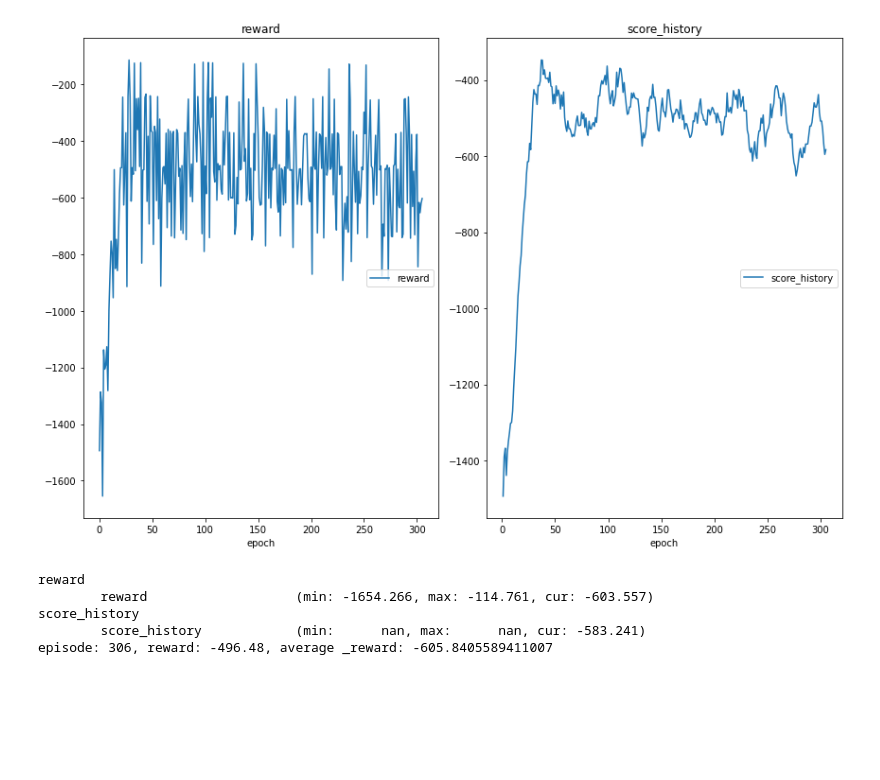
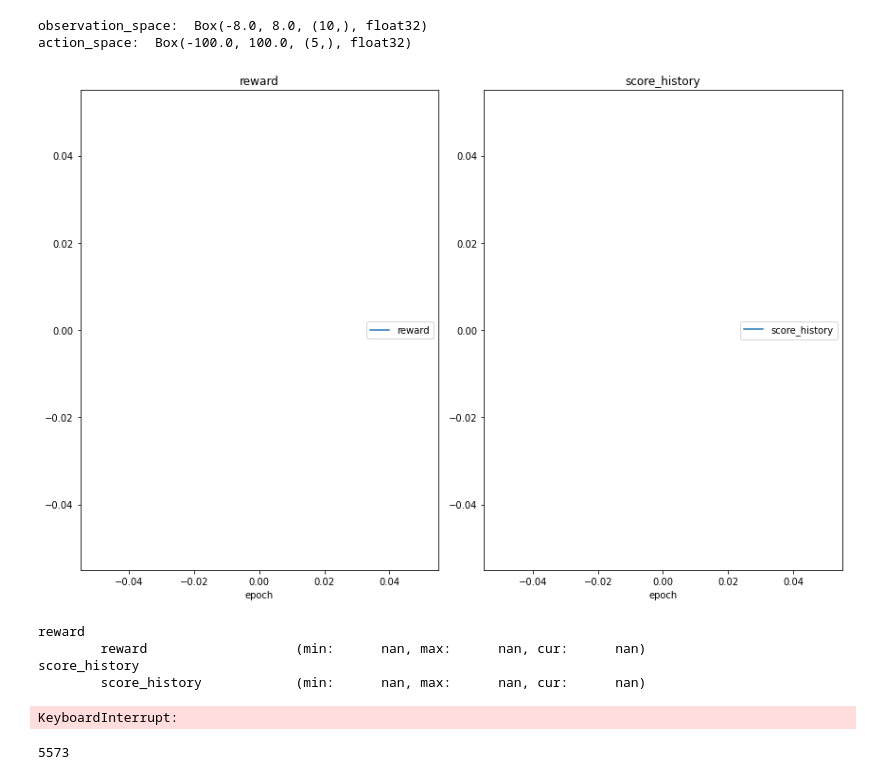
Before and after one commit to PeterZaidel/lifting-simulation-rl, a Jupyter notebook: notebooks/TrainDDPG.ipynb, the cells around one changed output. Drawn from its saved outputs; the diff is of its cells as text; code cells hidden in the pictures; blank space fills up the shorter version.

```diff
--- a/notebooks/TrainDDPG.ipynb
+++ b/notebooks/TrainDDPG.ipynb
@@ -14,77 +14,86 @@ from lifting_rl.ddpg.utils import OUNoise, NormalizedEnv, Memory
 from lifting_rl.ddpg.agent import DDPGagent
 # %%
 params = {
-    "N_LINKS": 1,
-    "GOAL_POS": np.array([np.pi / 4, 0], dtype=np.float32),
-    "INIT_STATE": np.array([np.pi / 4, 0], dtype=np.float32),
-    "PARAM_VALS": np.array([9.81, 0.4, 1], dtype=np.float32),
-    "OBS_LOW": np.array([-np.pi, -8 * np.pi], dtype=np.float32),
+    "N_LINKS": 5,
+    "GOAL_POS":  np.array([np.pi / 4, np.pi/4, np.pi/4, -np.pi/2, np.pi/2, 0, 0, 0, 0, 0], dtype=np.float32),
+    "INIT_STATE": np.array([np.pi / 2, np.pi/2, np.pi/2, -np.pi/4, np.pi/4, 0, 0, 0, 0, 0], dtype=np.float32),
+    "PARAM_VALS": np.array([9.81, 0.4, 1, 0.4, 1, 0.6, 1, 0.4, 1, 0.4, 1]),
+    "OBS_LOW": np.array([0, np.pi/4, -np.pi/2, -np.pi, -np.pi, -8, -8, -8, -8, -8], dtype=np.float32),
     "OBS_HIGH": np.array(
-        [np.pi, 8 * np.pi], dtype=np.float32
+        [3*np.pi/4, 3*np.pi/2, 3*np.pi/4, np.pi/2, np.pi, 8, 8, 8, 8, 8], dtype=np.float32
     ),
-    "ACT_LOW": -30,
-    "ACT_HIGH": 30,
+    "ACT_LOW": -100,
+    "ACT_HIGH": 100,
     "TIME_STEP": 0.01,
     "VIDEO_FPS": 30,
 }
 # %%
 angles_file = "../data/skeleton_angles.csv"
+# %%
+env = NormalizedEnv(LinkageEnv(angles_file, params, verbose=0))
+# %% [output]
+observation_space:  Box(-8.0, 8.0, (10,), float32)
+action_space:  Box(-100.0, 100.0, (5,), float32)
 # %%
-env = gym.make("Pendulum-v0") #LinkageEnv(angles_file, params, verbose=0)
+from tqdm.auto import tqdm
+
 
 agent = DDPGagent(env, device = 'cuda:0')
 noise = OUNoise(env.action_space)
-batch_size = 128
+batch_size = 256
 rewards = []
 avg_rewards = []
 
 liveloss = PlotLosses()
 
-for episode in range(10000):
+for episode in tqdm(list(range(10000))):
     state = env.reset()
     noise.reset()
     episode_reward = 0
 
     for step in range(500):
         action = agent.get_action(state)
         action = noise.get_action(action, step)
         new_state, reward, done, _ = env.step(action)
         agent.memory.push(state, action, reward, new_state, done)
 
         if len(agent.memory) > batch_size:
             agent.update(batch_size)
 
         state = new_state
         episode_reward += reward
 
         if done:
             sys.stdout.write("episode: {}, reward: {}, average _reward: {} \n".format(
                 episode, np.round(episode_reward, decimals=2), np.mean(rewards[-10:]))
             )
             break
-
     metrics = {
         "score_history": np.mean(rewards[-10:]),
         "reward": episode_reward
     }
     liveloss.update(metrics)
     liveloss.send()
 
     rewards.append(episode_reward)
     avg_rewards.append(np.mean(rewards[-10:]))
 
-# plt.plot(rewards)
-# plt.plot(avg_rewards)
-# plt.plot()
-# plt.xlabel('Episode')
-# plt.ylabel('Reward')
-# plt.show()
+plt.plot(rewards)
+plt.plot(avg_rewards)
+plt.plot()
+plt.xlabel('Episode')
+plt.ylabel('Reward')
+plt.show()
 # %% [output]
-[figure, old version]
+[figure, new version]
 reward
-        reward                   (min: -1654.266, max: -114.761, cur: -603.557)
+        reward                   (min:      nan, max:      nan, cur:      nan)
 score_history
-        score_history            (min:      nan, max:      nan, cur: -583.241)
-episode: 306, reward: -496.48, average _reward: -605.8405589411007
+        score_history            (min:      nan, max:      nan, cur:      nan)
+KeyboardInterrupt:
+# %%
+episode
+# %% [output]
+5573
 # %%
 rewards
```
Also changed, not shown: parts of 1 cell of this notebook, 13 other files.
